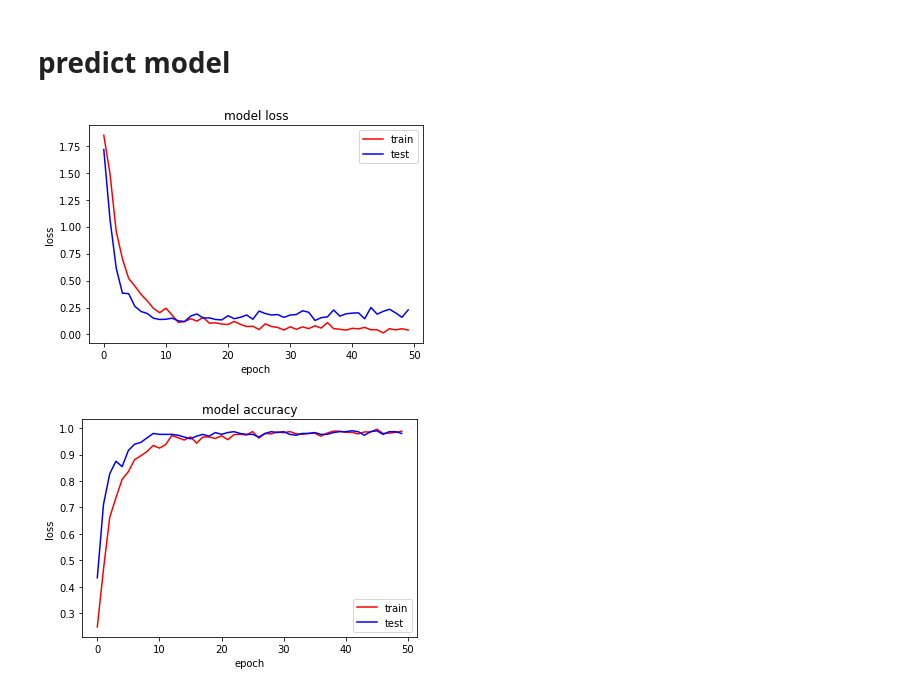
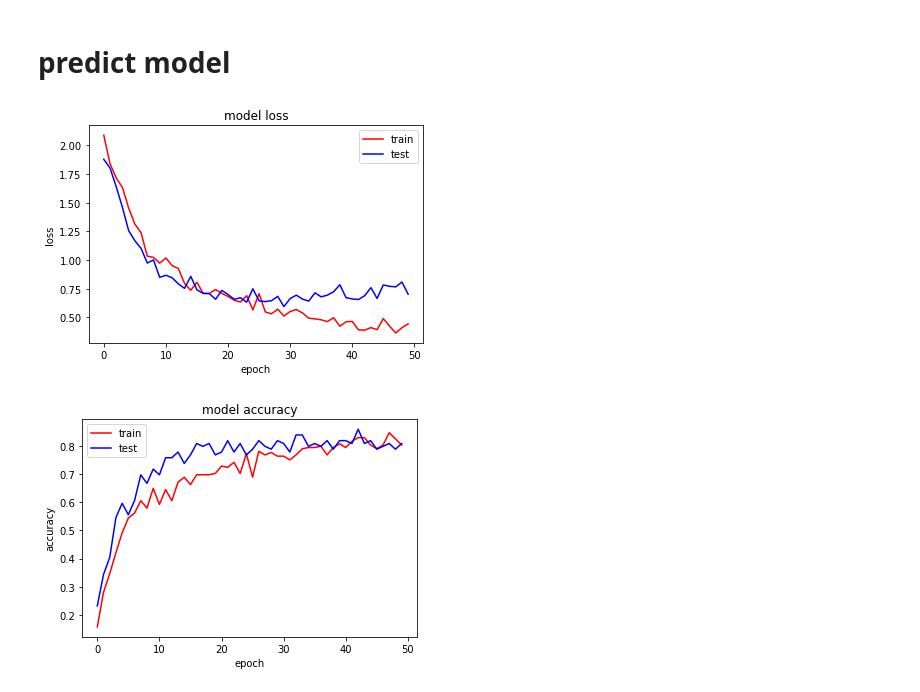
Before and after one commit to shivani-nandani/emotion-detection, a Jupyter notebook: emotion_detection_v1.ipynb, the cells around one changed output. Drawn from its saved outputs; the diff is of its cells as text; code cells hidden in the pictures.

Commit message:
changed model

```diff
--- a/emotion_detection_v1.ipynb
+++ b/emotion_detection_v1.ipynb
@@ -68,13 +68,13 @@ num_classes = 7
 num_of_samples = img_data.shape[0]
 labels = np.ones((num_of_samples,),dtype='int64')
 
-labels[0:134]=0     #135
-labels[135:188]=1   #54
-labels[189:365]=2   #177
-labels[366:440]=3   #75
-labels[441:647]=4   #207
-labels[648:731]=5   #84
-labels[732:980]=6   #249
+labels[0:45]=0      #45
+labels[46:63]=1     #18
+labels[64:122]=2    #59
+labels[123:147]=3   #25
+labels[148:216]=4   #69
+labels[217:244]=5   #28
+labels[245:327]=6   #83
 
 names = ['anger','contempt','disgust','fear','happy','sadness','surprise']
 
@@ -104,16 +104,16 @@ input_shape=(48,48,3)
 
 model = Sequential()
 
-model.add(Conv2D(6, (5, 5), input_shape=input_shape, padding='same', activation = 'relu'))
-model.add(MaxPooling2D(pool_size=(2, 2)))
-model.add(Conv2D(16, (5, 5), padding='same', activation = 'relu'))
+model.add(Conv2D(6, (5, 5), input_shape=input_shape,activation = 'relu'))
+# model.add(MaxPooling2D(pool_size=(2, 2)))
+# model.add(Conv2D(16, (5, 5), padding='same', activation = 'relu'))
 model.add(Activation('relu'))
 model.add(MaxPooling2D(pool_size=(2, 2)))
 model.add(Conv2D(64, (3, 3), activation = 'relu'))
 model.add(MaxPooling2D(pool_size=(2, 2)))
 model.add(Flatten())
 model.add(Dense(128, activation = 'relu'))
-model.add(Dropout(0.5))
+model.add(Dropout(0.7))
 model.add(Dense(7, activation = 'softmax'))
 
 model.summary()
@@ -205,17 +205,17 @@ plt.xlabel('epoch')
 plt.legend()
 plt.show()
 # %% [output]
-[figure, old version]
+[figure, new version]
 # %%
 plt.plot(model_info.history['accuracy'], 'r', label='train')
 plt.plot(model_info.history['val_accuracy'], 'b', label='test')
 plt.title('model accuracy')
-plt.ylabel('loss')
+plt.ylabel('accuracy')
 plt.xlabel('epoch')
 plt.legend()
 plt.show()
 # %% [output]
-[figure, old version]
+[figure, new version]
 # %%
 # evaluate the model
 score = model.evaluate(X_train, y_train)
```
Also changed, not shown: parts of 8 cells of this notebook, 4 other files.
